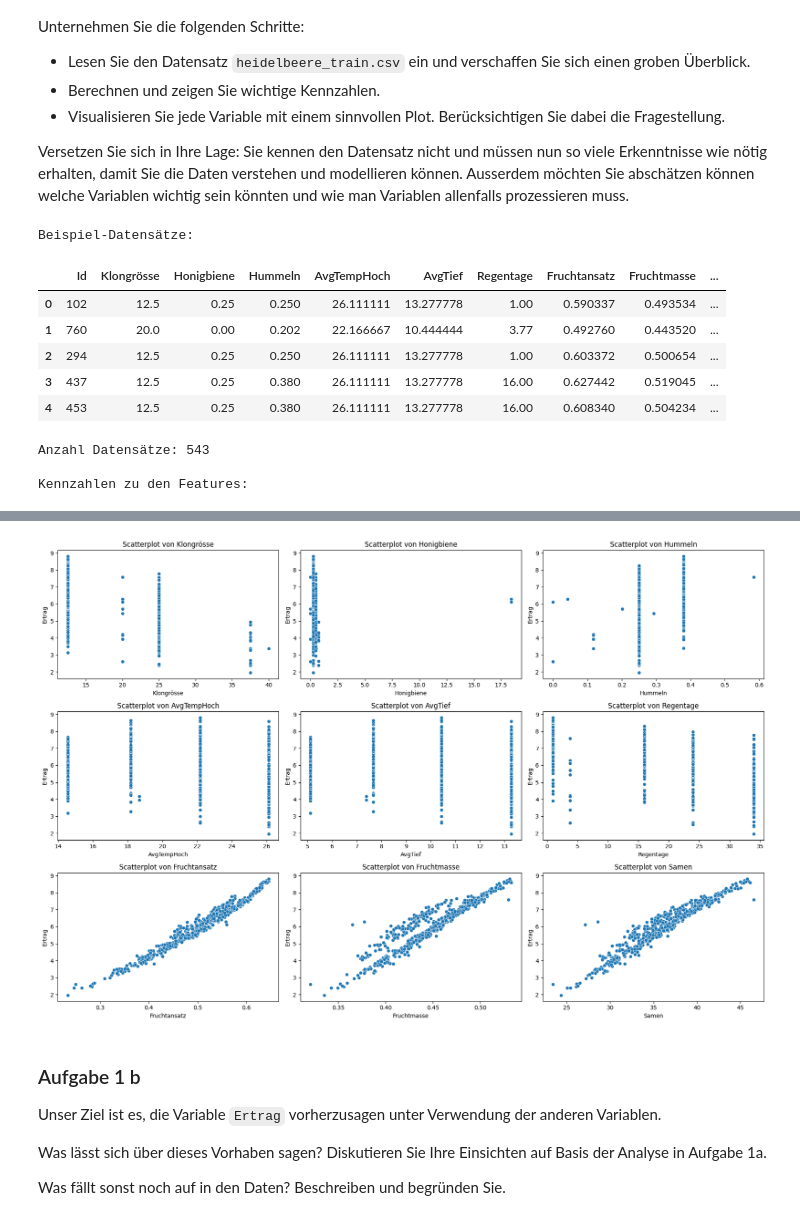
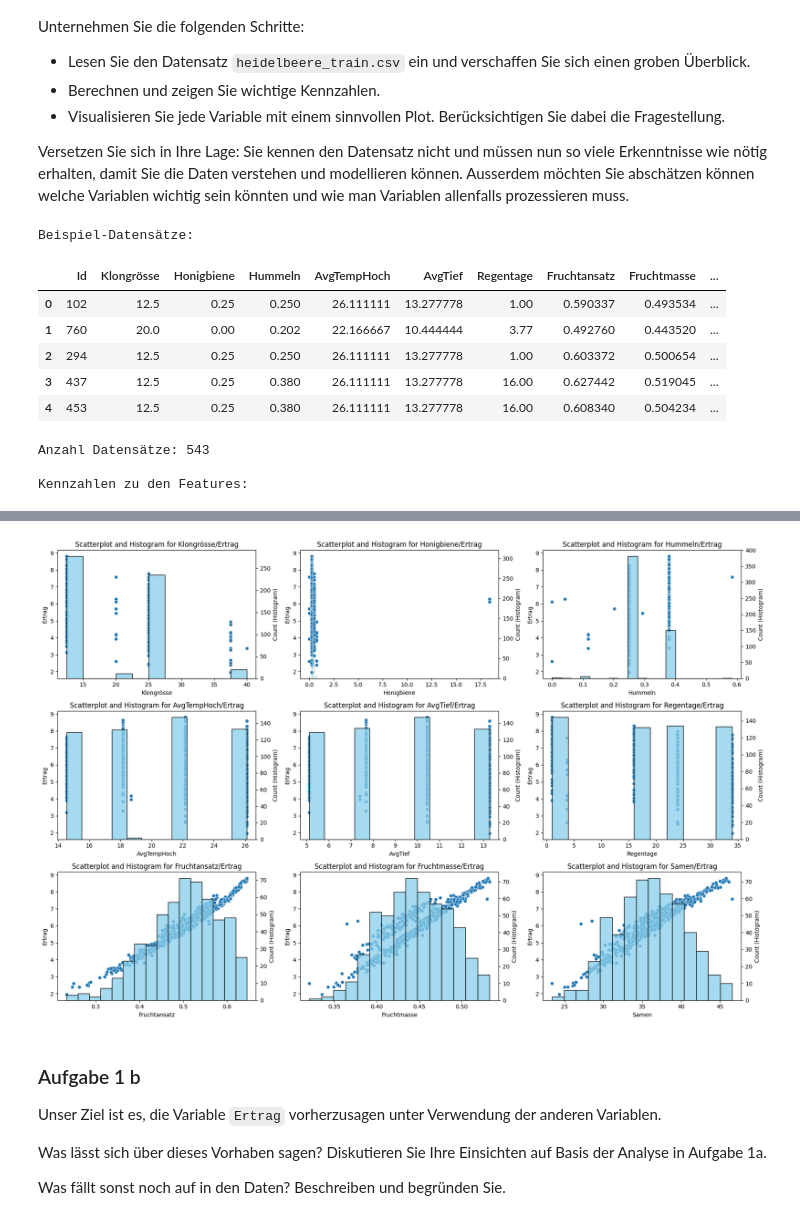
Before and after one commit to SeyaSchmassmann/ml, a Jupyter notebook: graded_assignments/graded01/graded01.ipynb, the cells around one changed output, grey strips where cells are left out. Drawn from its saved outputs; the diff is of its cells as text; code cells hidden in the pictures.

```diff
--- a/graded_assignments/graded01/graded01.ipynb
+++ b/graded_assignments/graded01/graded01.ipynb
@@ -141,38 +141,41 @@ number_of_rows = math.ceil(number_of_features_to_visualize / 3)
 number_of_columns = math.ceil(number_of_features_to_visualize / number_of_rows)
 
 fig, axs = plt.subplots(nrows=number_of_rows, ncols=number_of_columns, figsize=(18, 12))
 
 for index, feature in enumerate(features):
     row = index // number_of_columns
     col = index % number_of_columns
 
-    _ = axs[row, col].set_title(f"Scatterplot von {feature}")
-    _ = sns.scatterplot(data=df_heidelbeeren, x=feature, y='Ertrag', ax=axs[row, col]);
+    _ = axs[row, col].set_title(f"Scatterplot and Histogram for {feature}/Ertrag")
+    _ = sns.scatterplot(data=df_heidelbeeren, x=feature, y='Ertrag', ax=axs[row, col], zorder=2)
+    ax_hist = axs[row, col].twinx()
+    _ = ax_hist.set_ylabel('Count (Histogram)')
+    _ = sns.histplot(data=df_heidelbeeren, x=feature, ax=ax_hist, color='skyblue', stat='count', zorder=-1)
 
-fig.tight_layout();
-fig.show();
+fig.tight_layout()
+plt.show()
 # %% [output]
 Beispiel-Datensätze:
 |  | Id | Klongrösse | Honigbiene | Hummeln | AvgTempHoch | AvgTief | Regentage | Fruchtansatz | Fruchtmasse | ... |
 | 0 | 102 | 12.5 | 0.25 | 0.250 | 26.111111 | 13.277778 | 1.00 | 0.590337 | 0.493534 | ... |
 | 1 | 760 | 20.0 | 0.00 | 0.202 | 22.166667 | 10.444444 | 3.77 | 0.492760 | 0.443520 | ... |
 | 2 | 294 | 12.5 | 0.25 | 0.250 | 26.111111 | 13.277778 | 1.00 | 0.603372 | 0.500654 | ... |
 | 3 | 437 | 12.5 | 0.25 | 0.380 | 26.111111 | 13.277778 | 16.00 | 0.627442 | 0.519045 | ... |
 | 4 | 453 | 12.5 | 0.25 | 0.380 | 26.111111 | 13.277778 | 16.00 | 0.608340 | 0.504234 | ... |
 Anzahl Datensätze: 543
 
 Kennzahlen zu den Features:
 |  | feature | dtype | missing_values | min | max | mean | median | std | amount_unique_values | ... |
 | 0 | Klongrösse | float64 | 0 | 12.500000 | 40.000000 | 18.987109 | 12.500000 | 7.073404 | 5 | ... |
 | 1 | Honigbiene | float64 | 0 | 0.000000 | 18.430000 | 0.425037 | 0.250000 | 1.104117 | 6 | ... |
 | 2 | Hummeln | float64 | 0 | 0.000000 | 0.585000 | 0.283746 | 0.250000 | 0.065247 | 8 | ... |
 | 3 | AvgTempHoch | float64 | 0 | 14.555556 | 26.111111 | 20.339370 | 22.166667 | 4.266396 | 5 | ... |
 | 4 | AvgTief | float64 | 0 | 5.111111 | 13.277778 | 9.184878 | 10.444444 | 3.010665 | 5 | ... |
 | 5 | Regentage | float64 | 0 | 1.000000 | 34.000000 | 18.456169 | 16.000000 | 12.152015 | 5 | ... |
 | 6 | Fruchtansatz | float64 | 0 | 0.233554 | 0.645641 | 0.501027 | 0.508104 | 0.079990 | 543 | ... |
 | 7 | Fruchtmasse | float64 | 0 | 0.320727 | 0.532772 | 0.445623 | 0.445383 | 0.040336 | 543 | ... |
 | 8 | Samen | float64 | 0 | 23.412776 | 46.585105 | 36.090538 | 36.148782 | 4.384937 | 543 | ... |
-[figure, old version]
+[figure, new version]
 # %% [markdown]
 ### Aufgabe 1 b
 
```
Also changed, not shown: parts of 10 cells of this notebook.
